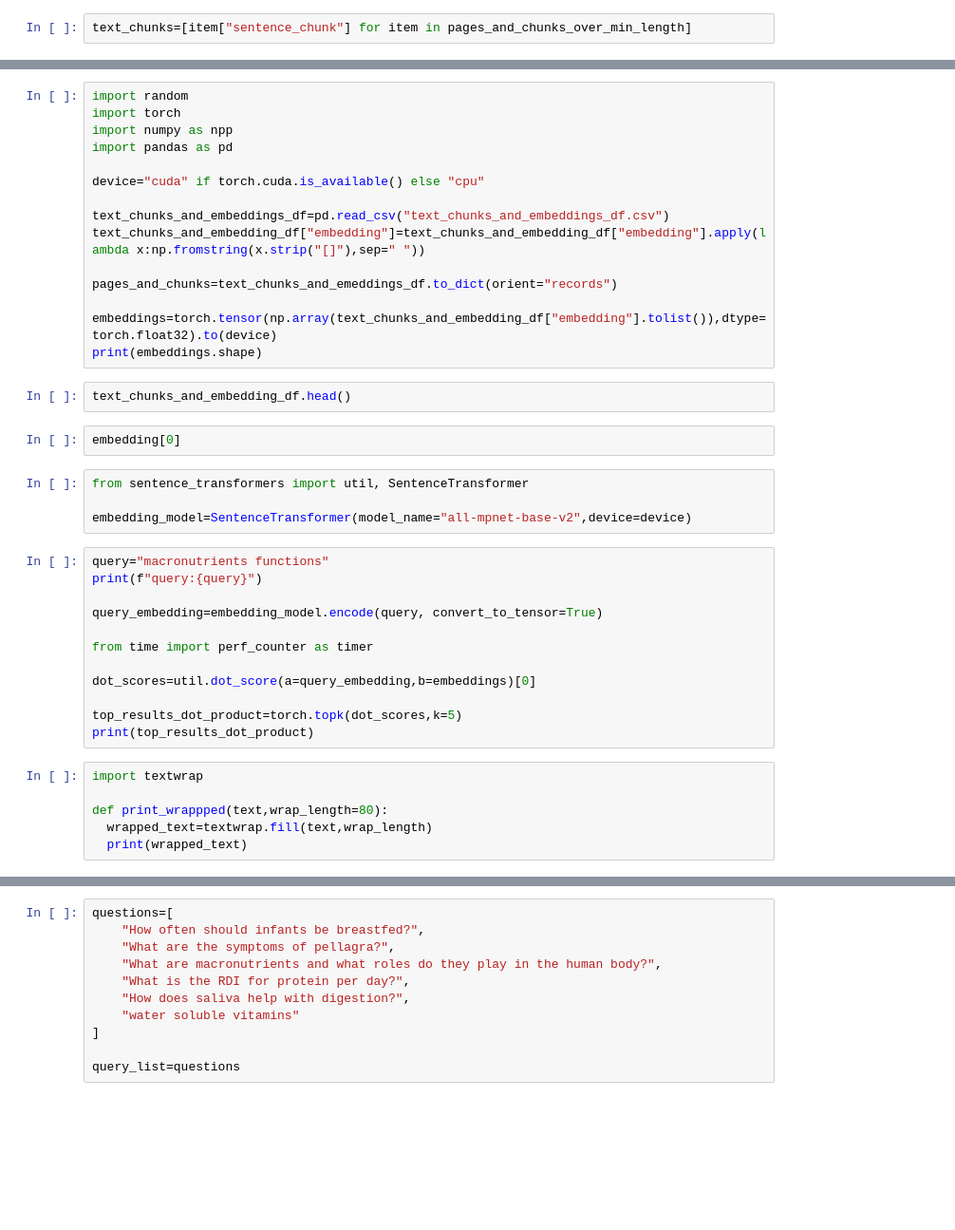
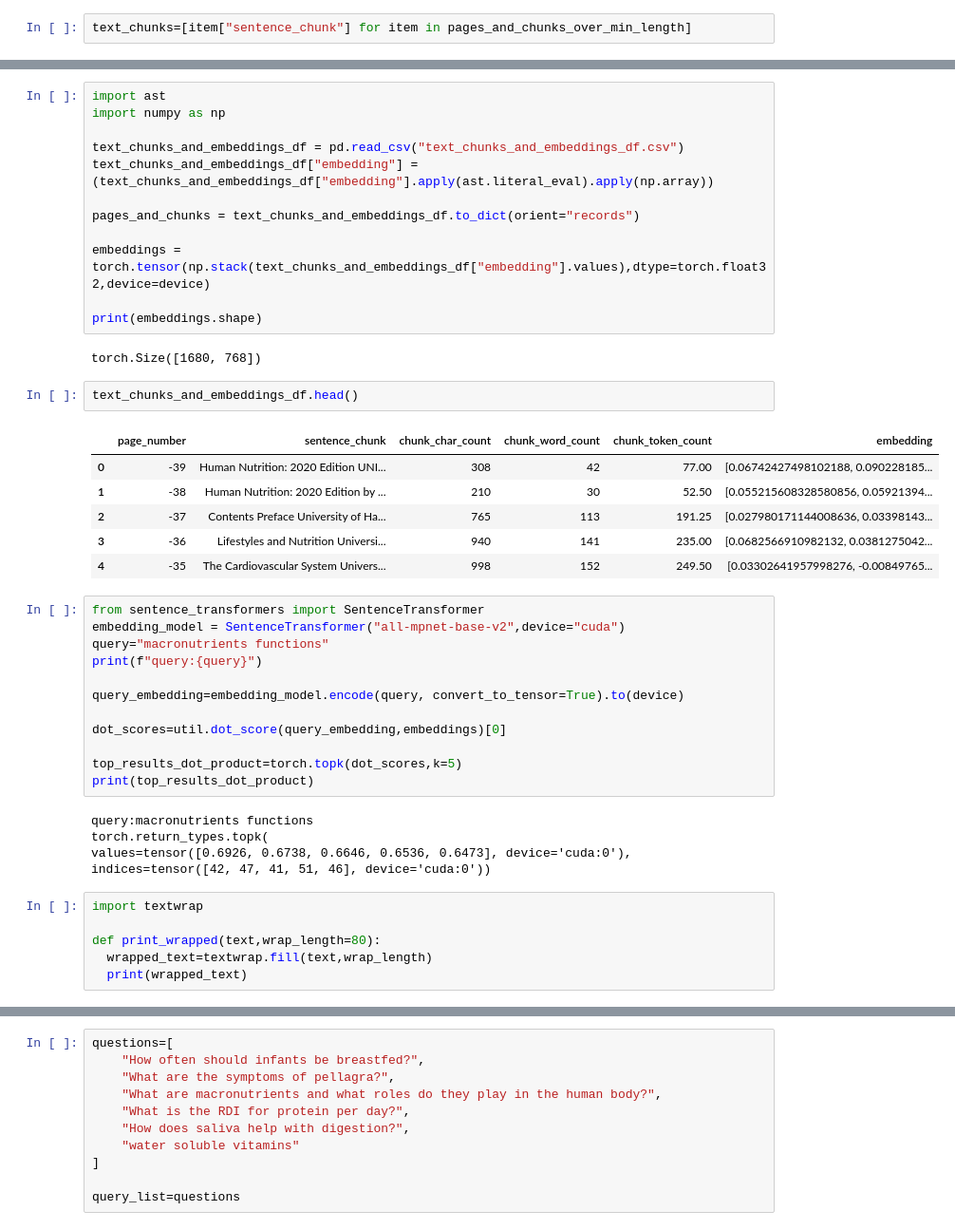
Before and after one commit to ayushi777lodhi-stack/RAG, a Jupyter notebook: RAG.ipynb, the cells around one changed output, grey strips where cells are left out. Shown at 95% size. Saved outputs shown, nothing was run; the diff lists cells and outputs as text; blank space fills up the shorter version.

```diff
--- a/RAG.ipynb
+++ b/RAG.ipynb
@@ -330,42 +366,47 @@ text_chunks_and_embedding_df_load.head()
 # %%
-import random
-import torch
-import numpy as npp
-import pandas as pd
+import ast
+import numpy as np
 
-device="cuda" if torch.cuda.is_available() else "cpu"
+text_chunks_and_embeddings_df = pd.read_csv("text_chunks_and_embeddings_df.csv")
+text_chunks_and_embeddings_df["embedding"] = (text_chunks_and_embeddings_df["embedding"].apply(ast.literal_eval).apply(np.array))
 
-text_chunks_and_embeddings_df=pd.read_csv("text_chunks_and_embeddings_df.csv")
-text_chunks_and_embedding_df["embedding"]=text_chunks_and_embedding_df["embedding"].apply(lambda x:np.fromstring(x.strip("[]"),sep=" "))
+pages_and_chunks = text_chunks_and_embeddings_df.to_dict(orient="records")
 
-pages_and_chunks=text_chunks_and_emeddings_df.to_dict(orient="records")
+embeddings = torch.tensor(np.stack(text_chunks_and_embeddings_df["embedding"].values),dtype=torch.float32,device=device)
 
-embeddings=torch.tensor(np.array(text_chunks_and_embedding_df["embedding"].tolist()),dtype=torch.float32).to(device)
 print(embeddings.shape)
+# %% [output]
+torch.Size([1680, 768])
 # %%
-text_chunks_and_embedding_df.head()
+text_chunks_and_embeddings_df.head()
+# %% [output]
+|  | page_number | sentence_chunk | chunk_char_count | chunk_word_count | chunk_token_count | embedding |
+| 0 | -39 | Human Nutrition: 2020 Edition UNI... | 308 | 42 | 77.00 | [0.06742427498102188, 0.090228185... |
+| 1 | -38 | Human Nutrition: 2020 Edition by ... | 210 | 30 | 52.50 | [0.055215608328580856, 0.05921394... |
+| 2 | -37 | Contents Preface University of Ha... | 765 | 113 | 191.25 | [0.027980171144008636, 0.03398143... |
+| 3 | -36 | Lifestyles and Nutrition Universi... | 940 | 141 | 235.00 | [0.0682566910982132, 0.0381275042... |
+| 4 | -35 | The Cardiovascular System Univers... | 998 | 152 | 249.50 | [0.03302641957998276, -0.00849765... |
-# %%
-embedding[0]
-# %%
-from sentence_transformers import util, SentenceTransformer
-
-embedding_model=SentenceTransformer(model_name="all-mpnet-base-v2",device=device)
 # %%
+from sentence_transformers import SentenceTransformer
+embedding_model = SentenceTransformer("all-mpnet-base-v2",device="cuda")
 query="macronutrients functions"
 print(f"query:{query}")
 
-query_embedding=embedding_model.encode(query, convert_to_tensor=True)
+query_embedding=embedding_model.encode(query, convert_to_tensor=True).to(device)
 
-from time import perf_counter as timer
-
-dot_scores=util.dot_score(a=query_embedding,b=embeddings)[0]
+dot_scores=util.dot_score(query_embedding,embeddings)[0]
 
 top_results_dot_product=torch.topk(dot_scores,k=5)
 print(top_results_dot_product)
+# %% [output]
+query:macronutrients functions
+torch.return_types.topk(
+values=tensor([0.6926, 0.6738, 0.6646, 0.6536, 0.6473], device='cuda:0'),
+indices=tensor([42, 47, 41, 51, 46], device='cuda:0'))
 # %%
 import textwrap
 
-def print_wrappped(text,wrap_length=80):
+def print_wrapped(text,wrap_length=80):
   wrapped_text=textwrap.fill(text,wrap_length)
   print(wrapped_text)
 # %%
```
Also changed, not shown: parts of 48 cells of this notebook.
